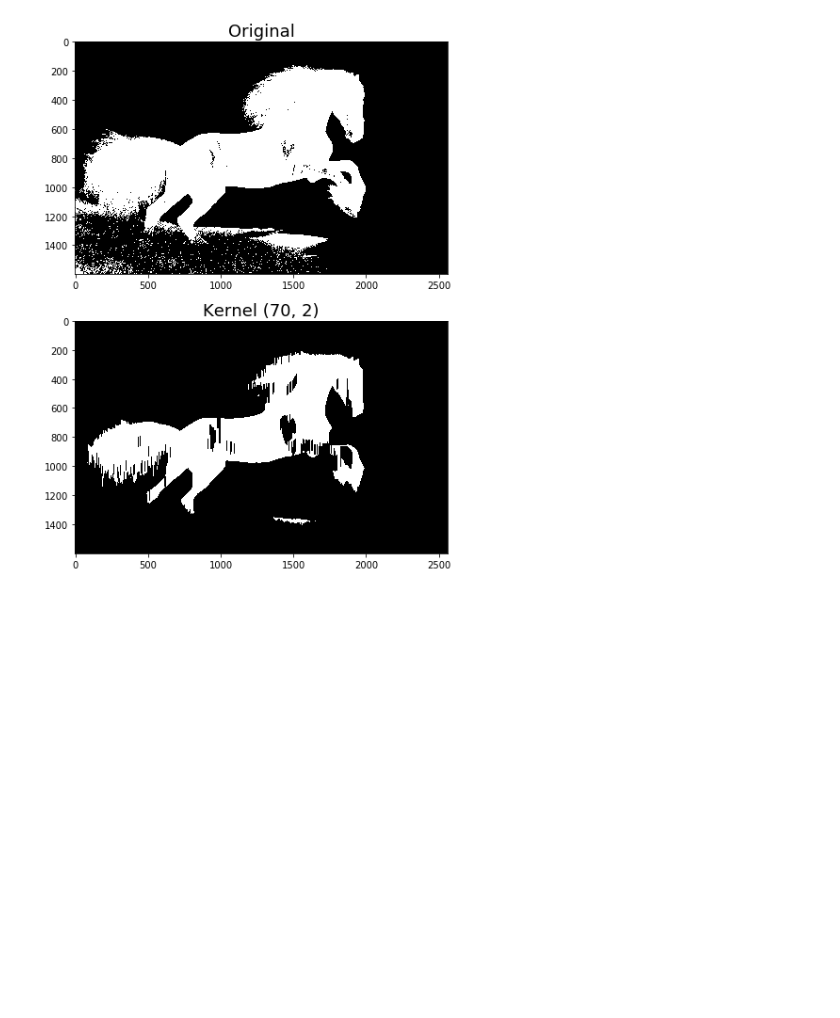
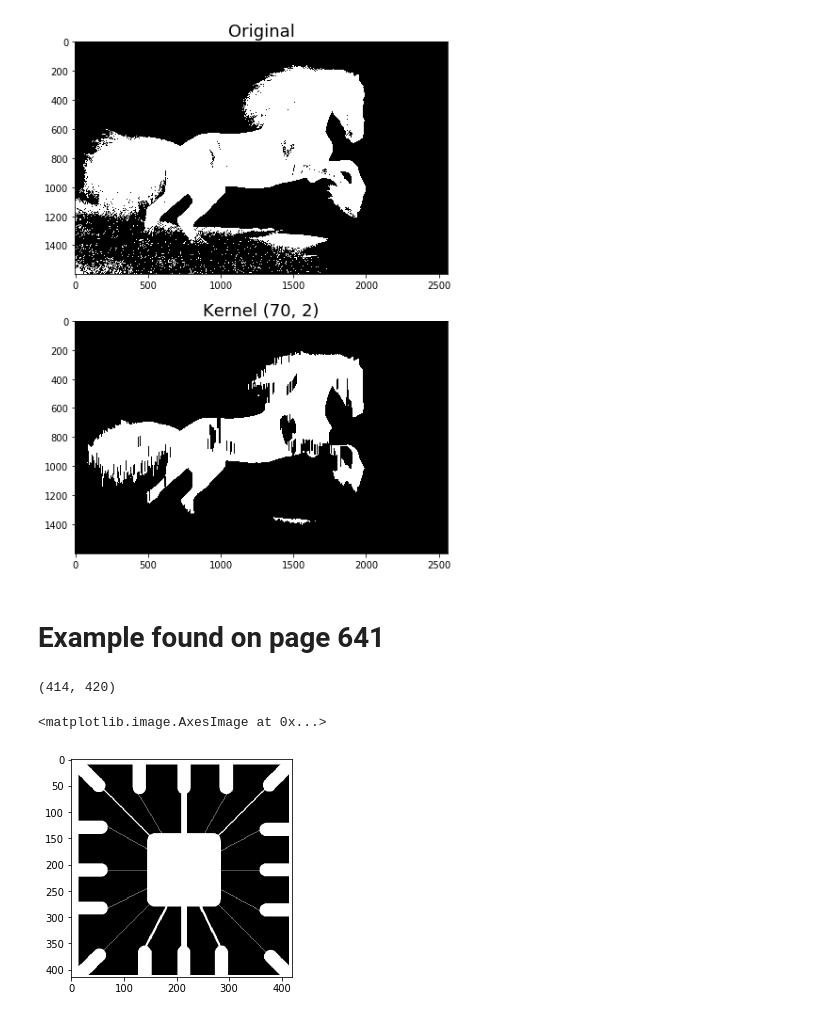
Before and after one commit to gmagannaDevelop/MorphoImg, a Jupyter notebook: Erosion.ipynb, the cells around one changed output. Cells and saved outputs as stored; diff of their text form; code cells hidden in the pictures; blank space fills up the shorter version.

Commit message:
:zap: Added book example.
.

```diff
--- a/Erosion.ipynb
+++ b/Erosion.ipynb
@@ -66,3 +66,15 @@ kernel = np.ones((70, 2))
 side_by_side(binaria, cv.erode(binaria, kernel), title1='Original', title2=f'Kernel {kernel.shape}')
 # %% [output]
 [figure]
+# %% [markdown]
+# Example found on page 641
+# %%
+wbm = cv.imread('imagenes/wire_bond_mask.png', 0)
+wbm.shape
+# %% [output]
+(414, 420)
+# %%
+plt.imshow(wbm, cmap='gray')
+# %% [output]
+<matplotlib.image.AxesImage at 0x...>
+[figure, added]
```
Also changed, not shown: parts of 4 cells of this notebook, 1 other file.
